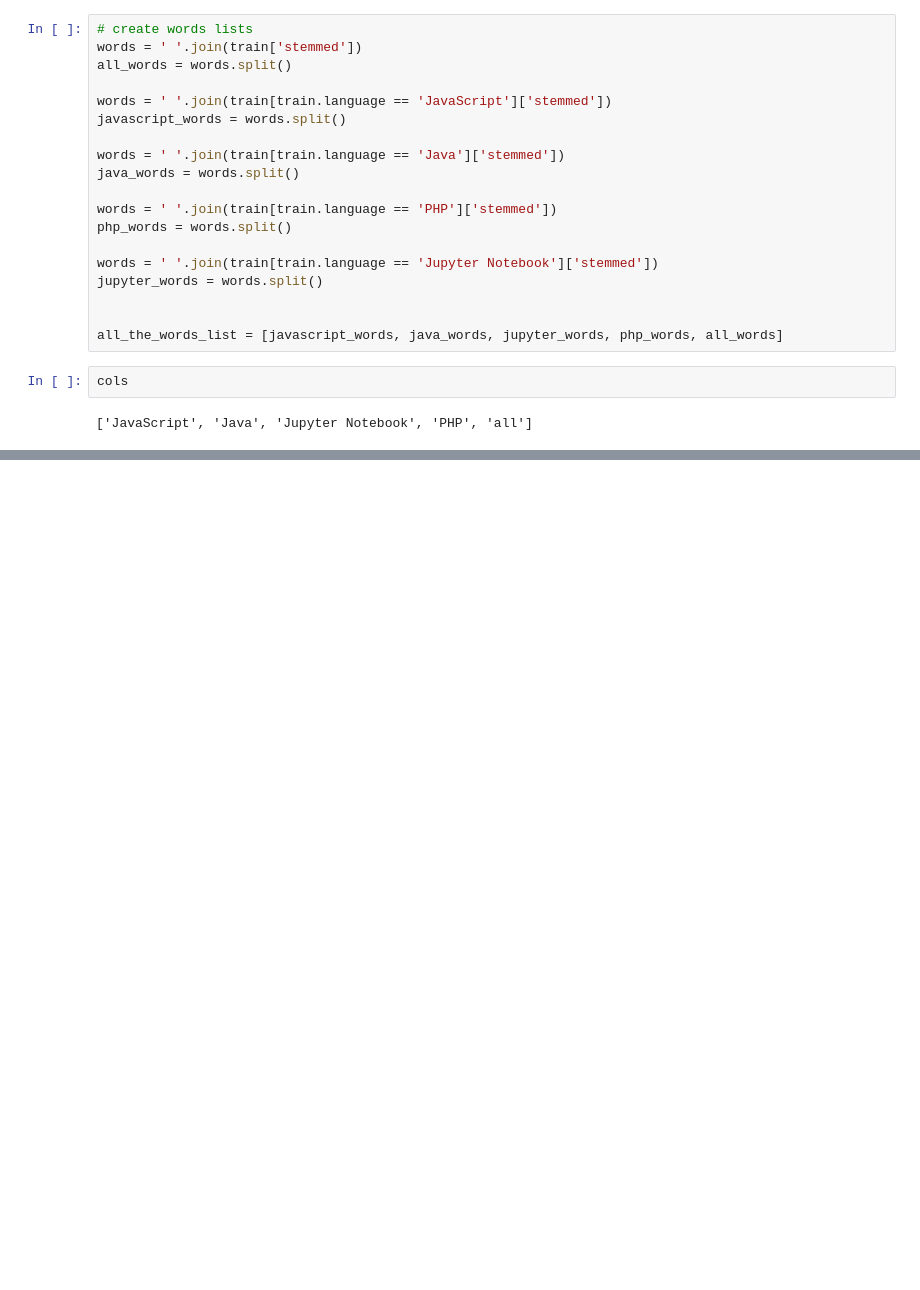
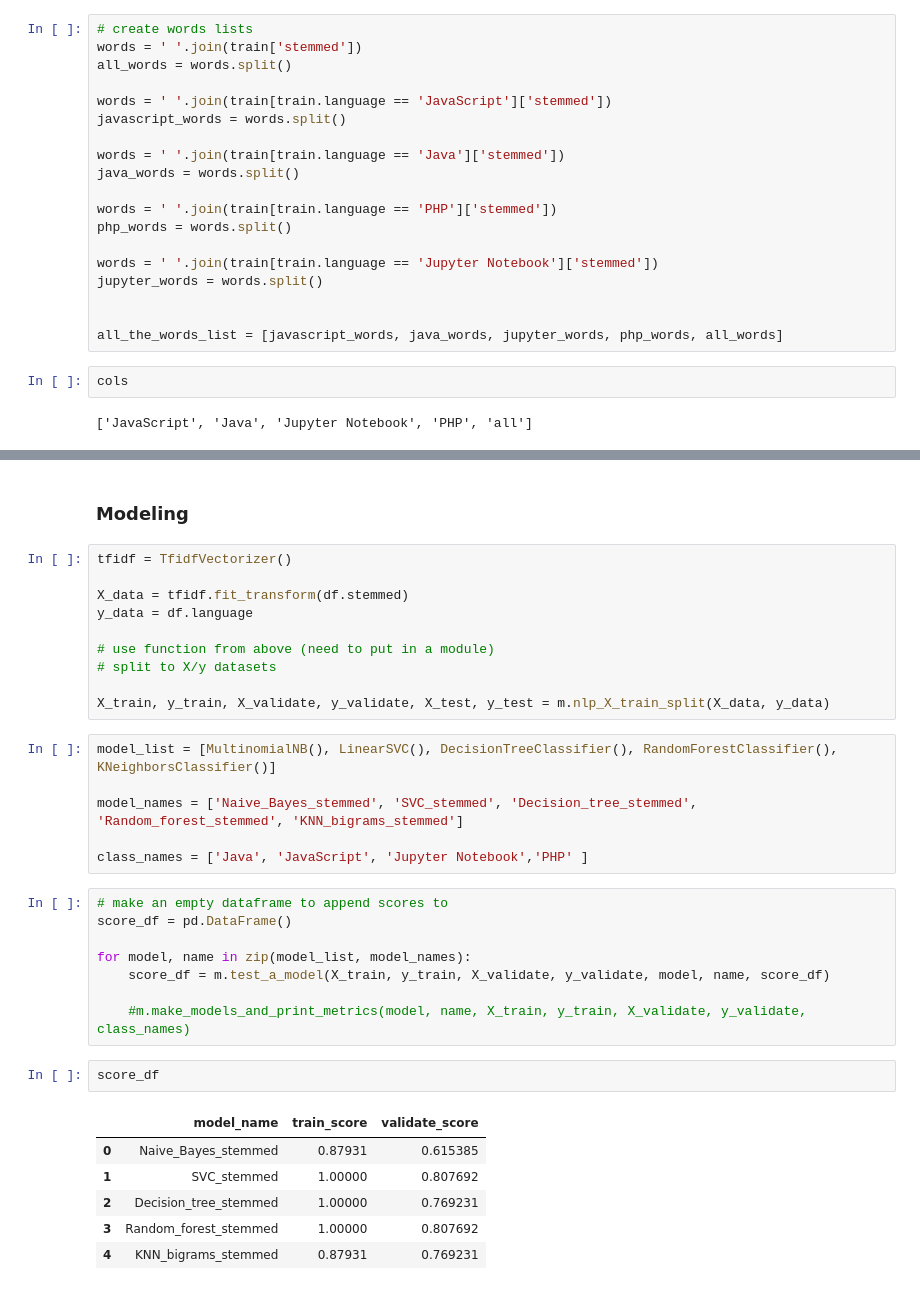
Before and after one commit to heather-desiree-carl-NLP-project/NLP-group-project, a Jupyter notebook: desiree_initial.ipynb, the cells around one changed output, grey strips where cells are left out. Drawn from its saved outputs; the diff is of its cells as text; blank space fills up the shorter version.

Commit message:
adding modeling

```diff
--- a/desiree_initial.ipynb
+++ b/desiree_initial.ipynb
@@ -224,0 +239,35 @@ for x, name in zip(all_the_words_list, cols):
+# %% [markdown]
+### Modeling
+# %%
+tfidf = TfidfVectorizer()
+
+X_data = tfidf.fit_transform(df.stemmed)
+y_data = df.language
+
+# use function from above (need to put in a module)
+# split to X/y datasets
+
+X_train, y_train, X_validate, y_validate, X_test, y_test = m.nlp_X_train_split(X_data, y_data)
+# %%
+model_list = [MultinomialNB(), LinearSVC(), DecisionTreeClassifier(), RandomForestClassifier(), KNeighborsClassifier()]
+
+model_names = ['Naive_Bayes_stemmed', 'SVC_stemmed', 'Decision_tree_stemmed', 'Random_forest_stemmed', 'KNN_bigrams_stemmed']
+
+class_names = ['Java', 'JavaScript', 'Jupyter Notebook','PHP' ]
+# %%
+# make an empty dataframe to append scores to
+score_df = pd.DataFrame()
+
+for model, name in zip(model_list, model_names):
+    score_df = m.test_a_model(X_train, y_train, X_validate, y_validate, model, name, score_df)
+
+    #m.make_models_and_print_metrics(model, name, X_train, y_train, X_validate, y_validate, class_names)
+# %%
+score_df
+# %% [output]
+|  | model_name | train_score | validate_score |
+| 0 | Naive_Bayes_stemmed | 0.87931 | 0.615385 |
+| 1 | SVC_stemmed | 1.00000 | 0.807692 |
+| 2 | Decision_tree_stemmed | 1.00000 | 0.769231 |
+| 3 | Random_forest_stemmed | 1.00000 | 0.807692 |
+| 4 | KNN_bigrams_stemmed | 0.87931 | 0.769231 |
```
Also changed, not shown: parts of 5 cells of this notebook.
